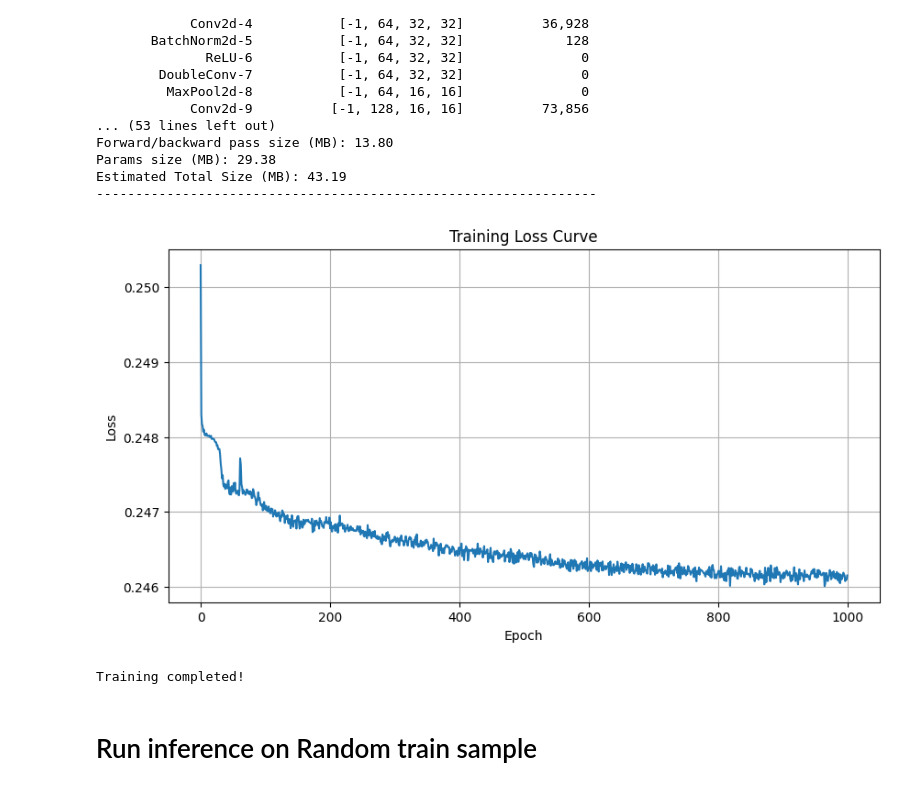
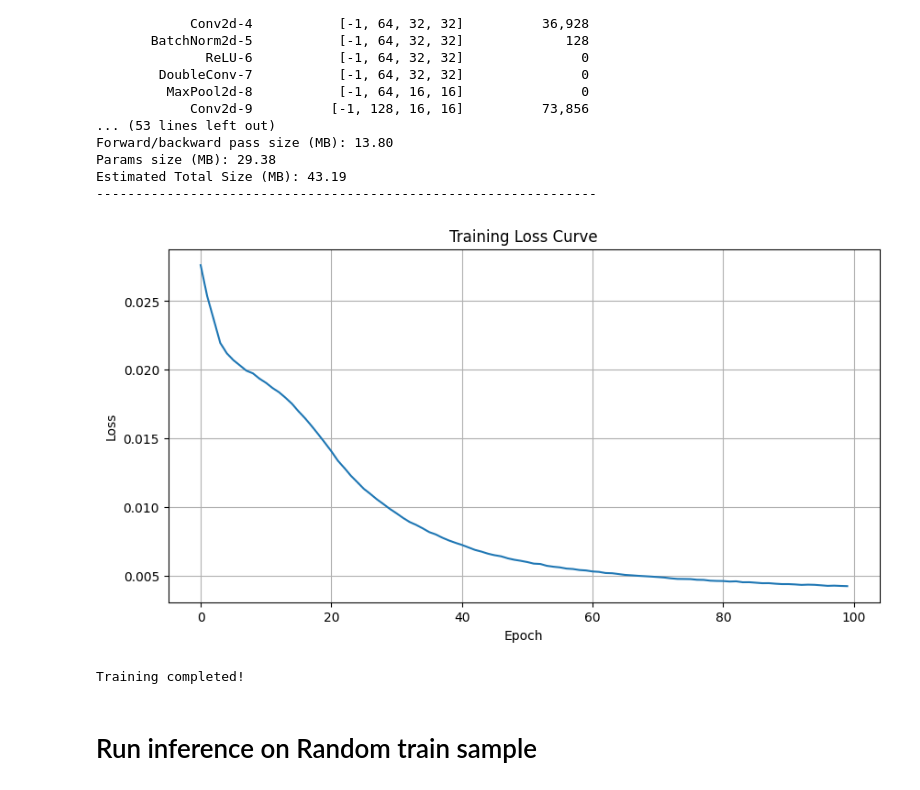
Before and after one commit to luke-kiernan/erdos-pixel-painters, a Jupyter notebook: Initial_expieriments_unet.ipynb, the cells around one changed output. Saved outputs shown, nothing was run; the diff lists cells and outputs as text; code cells hidden in the pictures.

Commit message:
Commit #1.2 : Fixed the target_data dimensions that was tripping up the loss function. The Unet works more reasonably now

```diff
--- a/Initial_expieriments_unet.ipynb
+++ b/Initial_expieriments_unet.ipynb
@@ -212,11 +215,11 @@ class CustomDataset(Dataset):
         return input_image, target_image
 
 # Hyperparameters
-batch_size = 100
+batch_size = 30
 learning_rate = 0.001
 weight_decay = 0.01  # AdamW weight decay parameter
-num_epochs = 1000
+num_epochs = 100
 # %%
 #extract only images from the grayscale dataset
 input_data = [img.unsqueeze(0) for img, _ in trainset_grayscale]
-target_data = [img.unsqueeze(0) for img, _ in trainset]
+target_data = [img for img, _ in trainset]
@@ -257,10 +268,7 @@ Params size (MB): 29.38
 Estimated Total Size (MB): 43.19
 ----------------------------------------------------------------
 # %%
-import torch
-import torch.nn as nn
-import torch.optim as optim
-from torch.utils.data import DataLoader
+
 from tqdm import tqdm, trange
 import matplotlib.pyplot as plt
 from IPython.display import clear_output
@@ -295,35 +303,35 @@ for epoch in trange(num_epochs, desc="Epochs"):
         # Forward pass
         outputs = model(inputs)
         loss = criterion(outputs, targets)
 
         # Backward pass and optimize
         loss.backward()
         optimizer.step()
 
         batch_loss += loss.item() * inputs.size(0)
 
         # Update progress bar
         pbar.set_postfix({"batch_loss": f"{loss.item():.4f}"})
 
     epoch_loss = batch_loss / len(dataset)
     losses.append(epoch_loss)
 
     # Print epoch loss
     tqdm.write(f"Epoch [{epoch+1}/{num_epochs}], Loss: {epoch_loss:.4f}")
 
     # Plot loss curve every 5 epochs or at the last epoch
     if (epoch + 1) % 5 == 0 or epoch == num_epochs - 1:
         plot_loss_curve(losses)
 
 # Save the trained model
-torch.save(model.state_dict(), "unet_model_b_32_ep_1000.pth")
+torch.save(model.state_dict(), "unet_model_b_30_ep_100.pth")
 
 # Final loss curve plot
 plot_loss_curve(losses)
 
 print("Training completed!")
 # %% [output]
-[figure, old version]
+[figure, new version]
 Training completed!
 # %%
 #load model from disk
```
Also changed, not shown: parts of 8 cells of this notebook, 5 other files.
